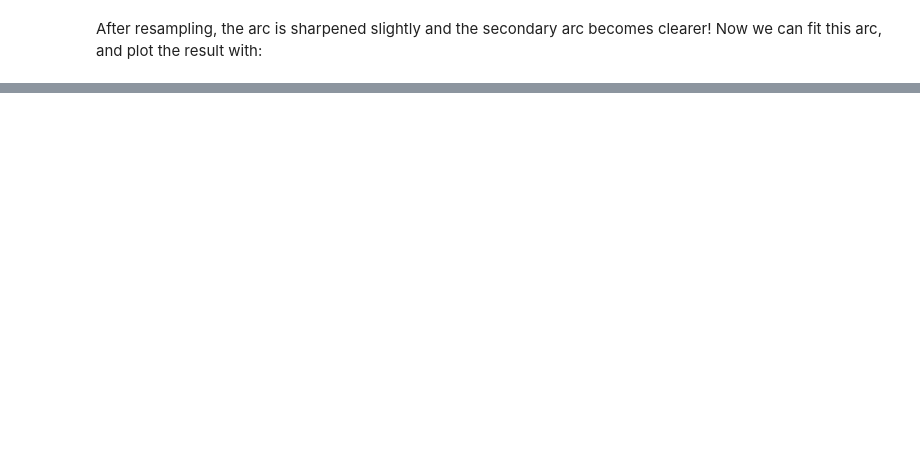
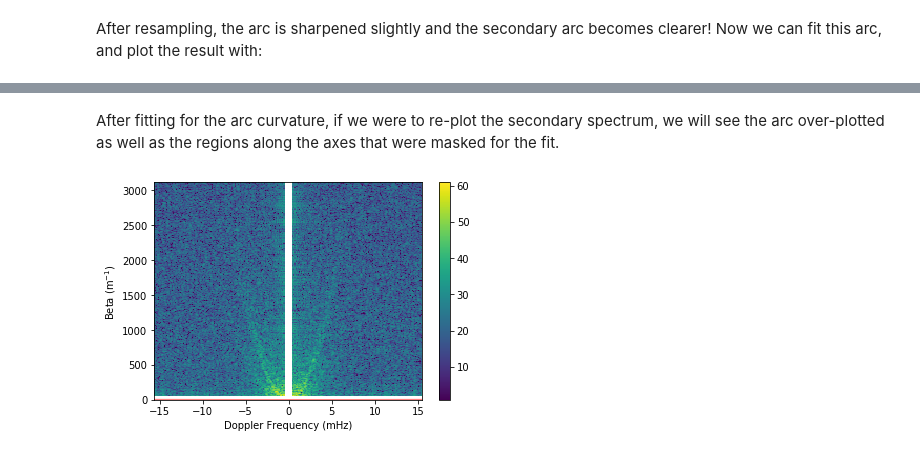
Before and after one commit to danielreardon/scintools, a Jupyter notebook: scintools/examples/arc_modelling.ipynb, the cells around one changed output, grey strips where cells are left out. Saved outputs shown, nothing was run; the diff lists cells and outputs as text; code cells hidden in the pictures; blank space fills up the shorter version.

```diff
--- a/scintools/examples/arc_modelling.ipynb
+++ b/scintools/examples/arc_modelling.ipynb
@@ -78 +89,7 @@ dyn.fit_arc(plot=True)
 Currently takes curvature measurement as maximum -- update
+# %% [markdown]
+After fitting for the arc curvature, if we were to re-plot the secondary spectrum, we will see the arc over-plotted as well as the regions along the axes that were masked for the fit.
+# %%
+dyn.plot_sspec(lamsteps=True)
+# %% [output]
+[figure, added]
```
Also changed, not shown: parts of 14 cells of this notebook, 8 other files.
